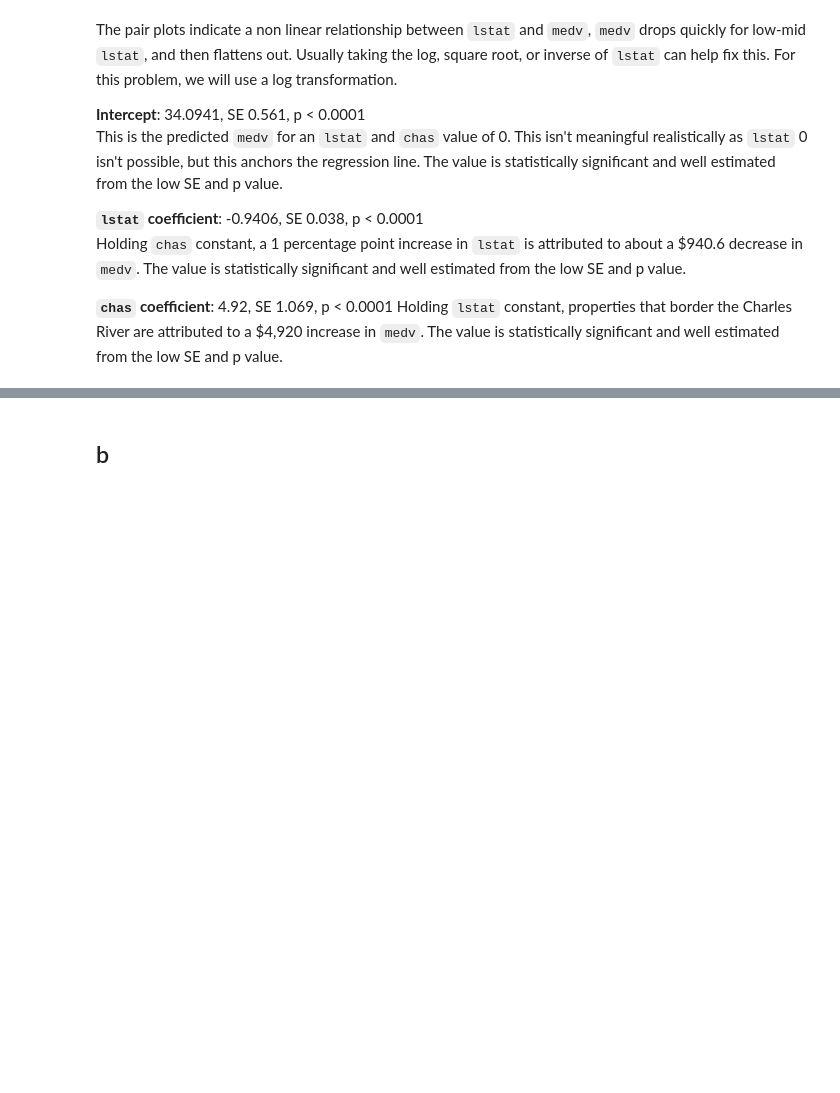
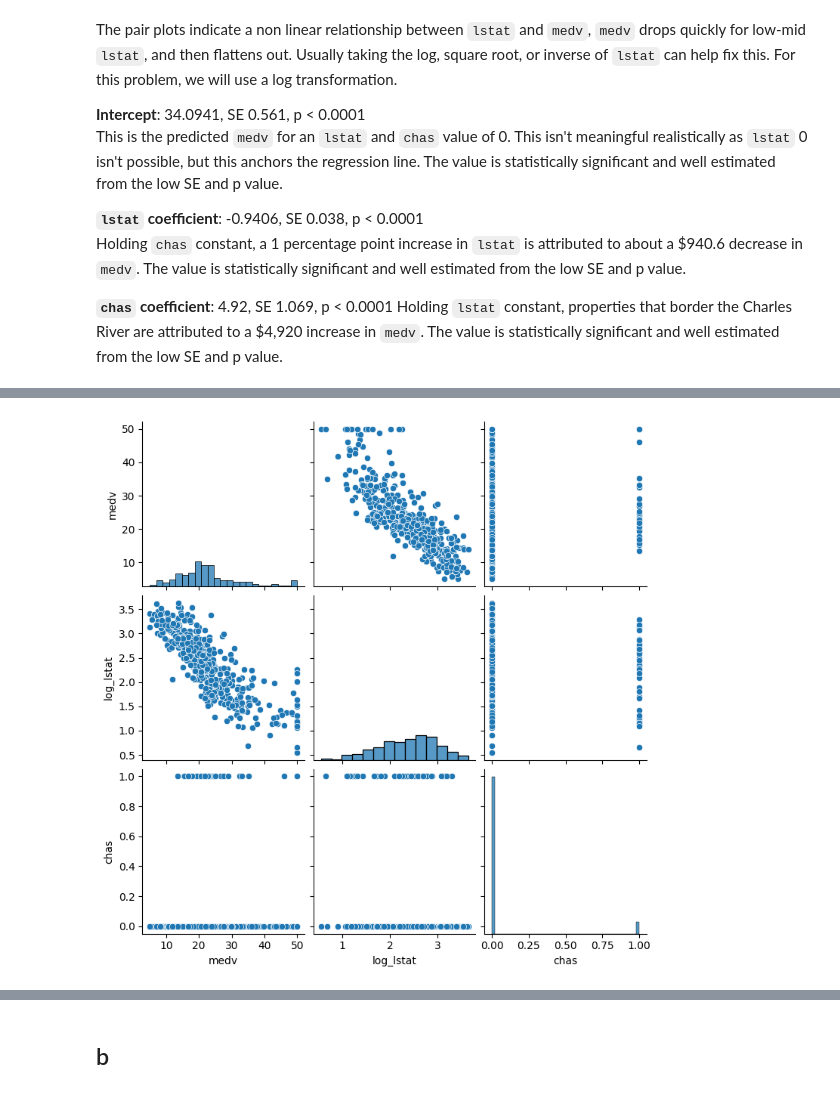
Before and after one commit to TangyKiwi/DSC-241, a Jupyter notebook: HW5/hw5.ipynb, the cells around one changed output, grey strips where cells are left out. Drawn from its saved outputs; the diff is of its cells as text; code cells hidden in the pictures; blank space fills up the shorter version.

```diff
--- a/HW5/hw5.ipynb
+++ b/HW5/hw5.ipynb
@@ -51,8 +51,8 @@ Holding `chas` constant, a 1 percentage point increase in `lstat` is attributed
 **`chas` coefficient**: 4.92, SE 1.069, p < 0.0001
 Holding `lstat` constant, properties that border the Charles River are attributed to a $4,920 increase in `medv`. The value is statistically significant and well estimated from the low SE and p value.
 # %%
-# log lstat for model instead, keep chas as is
 df["log_lstat"] = np.log(df["lstat"])
+pairplot(df[["medv", "log_lstat", "chas"]])
 X = sm.add_constant(df[["log_lstat", "chas"]])
 model = sm.OLS(df["medv"], X).fit()
 print(model.summary())
@@ -67,10 +67,11 @@ Time:                        10:15:28   Log-Likelihood:                -1553.4
 No. Observations:                 506   AIC:                             3113.
 Df Residuals:                     503   BIC:                             3125.
 Df Model:                           2
 Covariance Type:            nonrobust
 ==============================================================================
 ... (10 lines left out)
 ==============================================================================
 
 Notes:
 [1] Standard Errors assume that the covariance matrix of the errors is correctly specified.
+[figure, added]
```
Also changed, not shown: parts of 4 cells of this notebook.
